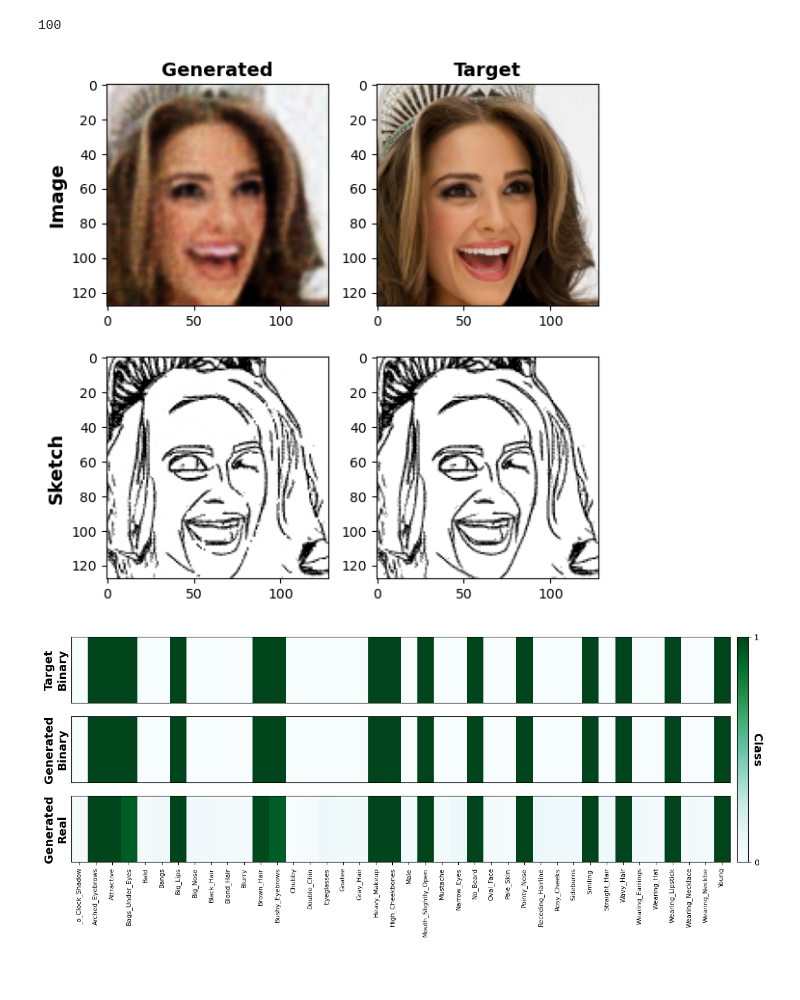
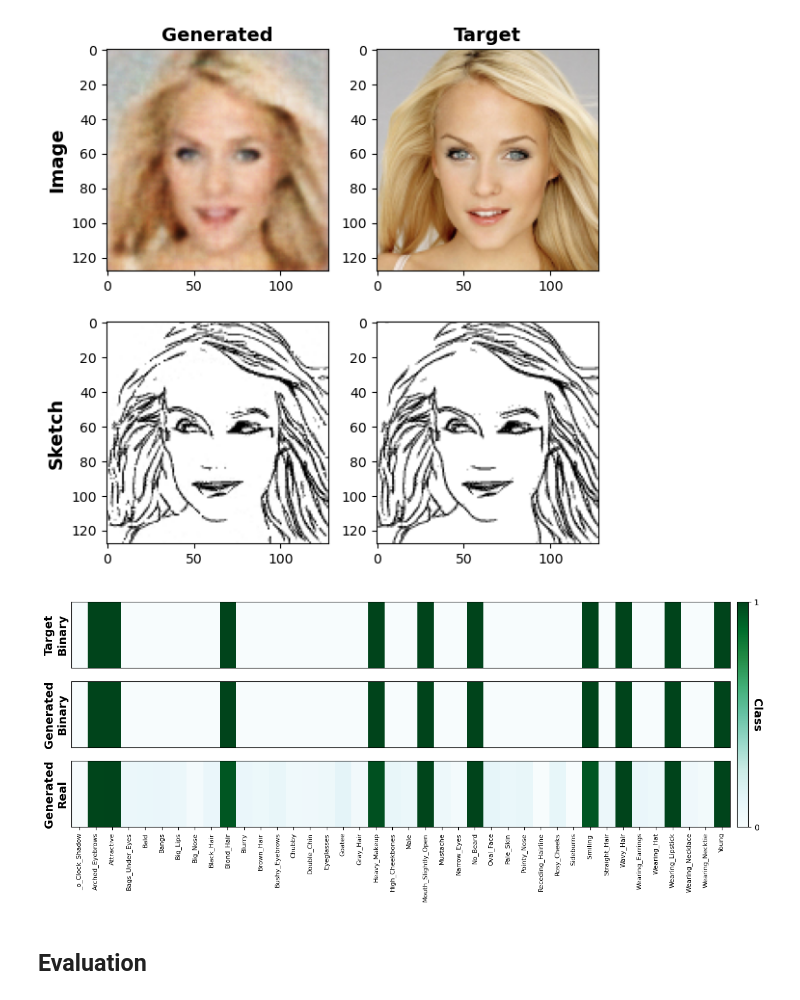
Before and after one commit to ClarysseArthur/VUB-MT-Development, a Jupyter notebook: Models/GenRKM-MMCelebHQ-V3/model.ipynb, the cells around one changed output. Cells and saved outputs as stored; diff of their text form; code cells hidden in the pictures; blank space fills up the shorter version.

```diff
--- a/Models/GenRKM-MMCelebHQ-V3/model.ipynb
+++ b/Models/GenRKM-MMCelebHQ-V3/model.ipynb
@@ -170,16 +156,14 @@ Finished Training. Lowest cost: 1.1714405867166475
 # %%
-# Get latest model
-if os.path.exists('cp/{}'.format(dirs.dircp)):
-    sd_mdl = torch.load('cp/{}'.format(dirs.dircp), weights_only=False)
-    net_im_en.load_state_dict(sd_mdl['net_im_en_state_dict'])
-    net_sk_en.load_state_dict(sd_mdl['net_sk_en_state_dict'])
-    net_la_en.load_state_dict(sd_mdl['net_la_en_state_dict'])
+# # Get latest model
+# if os.path.exists('cp/{}'.format(dirs.dircp)):
+#     sd_mdl = torch.load('cp/{}'.format(dirs.dircp), weights_only=False)
+#     net_im_en.load_state_dict(sd_mdl['net_im_en_state_dict'])
+#     net_sk_en.load_state_dict(sd_mdl['net_sk_en_state_dict'])
+#     net_la_en.load_state_dict(sd_mdl['net_la_en_state_dict'])
 
-    net_im_de.load_state_dict(sd_mdl['net_im_de_state_dict'])
-    net_sk_de.load_state_dict(sd_mdl['net_sk_de_state_dict'])
-    net_la_de.load_state_dict(sd_mdl['net_la_de_state_dict'])
+#     net_im_de.load_state_dict(sd_mdl['net_im_de_state_dict'])
+#     net_sk_de.load_state_dict(sd_mdl['net_sk_de_state_dict'])
+#     net_la_de.load_state_dict(sd_mdl['net_la_de_state_dict'])
 
-U, V, W, h, s = mmcelebahq_final_compute(opt, net_im_en, net_sk_en, net_la_en, kPCA)
+# U, V, W, h, s = mmcelebahq_final_compute(opt, net_im_en, net_sk_en, net_la_en, kPCA)
-# %% [output]
-100
 # %%
@@ -209,16 +193,36 @@ torch.save({'net_im_en': net_im_en,
+# %%
+model = torch.load('./out/5000.tar', weights_only=False)
+
+U = model['U']
+V = model['V']
+W = model['W']
+h = model['h']
+s = model['s']
+
+data_im = model['data_im']
+data_sk = model['data_sk']
+data_la = model['data_la']
+
+net_im_en = model['net_im_en']
+net_sk_en = model['net_sk_en']
+net_la_en = model['net_la_en']
+
+net_im_de = model['net_im_de']
+net_sk_de = model['net_sk_de']
+net_la_de = model['net_la_de']
 # %%
-target_index = 0
-h_target = h[target_index, :]
+target_index = 1                                                                    # Sample Index
+h_target = h[target_index, :]                                                       # Latent representation of the target sample
 
 # Generate Image
-z_im = torch.mv(U, h_target).unsqueeze(0)
-im_gen = net_im_de(z_im).detach().cpu().numpy()
-im_gen = im_gen.reshape(3, 128, 128).transpose(1, 2, 0)
+z_im = torch.mv(U, h_target).unsqueeze(0)                                           # Get the encoding back from the latent representation
+im_gen = net_im_de(z_im).detach().cpu().numpy()                                     # Decode using the trained models
+im_gen = im_gen.reshape(3, 128, 128).transpose(1, 2, 0)                             # Reshape and reorder channels for plotting
 
 # Generate Sketch
 z_sk = torch.mv(V, h_target).unsqueeze(0)
 sk_gen = net_sk_de(z_sk).detach().cpu().numpy()
-sk_gen = sk_gen.reshape(128, 128).transpose(0,1)#, 1)#.transpose(1, 2, 0)
+sk_gen = sk_gen.reshape(128, 128).transpose(0,1)
 
 # Generate Labels
 la_gen = net_la_de(torch.mv(W, h_target)).detach().cpu().numpy()
@@ -237,32 +241,34 @@ ax[0,1].imshow(data_im[target_index].numpy().transpose(1, 2, 0))
 ax[0,1].set_title('Target', size=14, weight='bold')
 
 ax[1,1].imshow(data_sk[target_index].numpy().transpose(1, 2, 0), cmap='gray')
 
 plt.tight_layout()
 plt.show()
 
 # Plot Labels
 fig, ax = plt.subplots(3, 1, figsize=(15, 5))
 ax[0].imshow(data_la[target_index].numpy().reshape(1, -1), cmap='BuGn', aspect='auto')
 ax[0].set_yticks([])
 ax[0].set_xticks([])
 ax[0].set_ylabel('Target\nBinary', rotation=90, size=14, weight='bold')
 
 ax[1].imshow((la_gen.reshape(1, -1) > 0.5).astype(np.int64), cmap='BuGn', aspect='auto')
 ax[1].set_yticks([])
 ax[1].set_xticks([])
 ax[1].set_ylabel('Generated\nBinary', rotation=90, size=14, weight='bold')
 
 ax[2].imshow(la_gen.reshape(1, -1), cmap='BuGn', aspect='auto')
 ax[2].set_yticks([])
 ax[2].set_xticks(range(len(get_classes())))
 ax[2].set_xticklabels(get_classes(), rotation=90, size=8)
 ax[2].set_ylabel('Generated\nReal', rotation=90, size=14, weight='bold')
 
 cbar = fig.colorbar(plt.cm.ScalarMappable(cmap='BuGn'), ax=ax, orientation='vertical', fraction=0.02, pad=0.01)
 cbar.set_ticks([0, 1])
 cbar.set_ticklabels(['0', '1'])
 cbar.set_label('Class', rotation=270, size=14, weight='bold')
 # %% [output]
-[figure, old version]
+[figure, new version]
-[figure, old version]
+[figure, new version]
+# %% [markdown]
+## Evaluation
```
Also changed, not shown: parts of 6 cells of this notebook, 24 other files.
